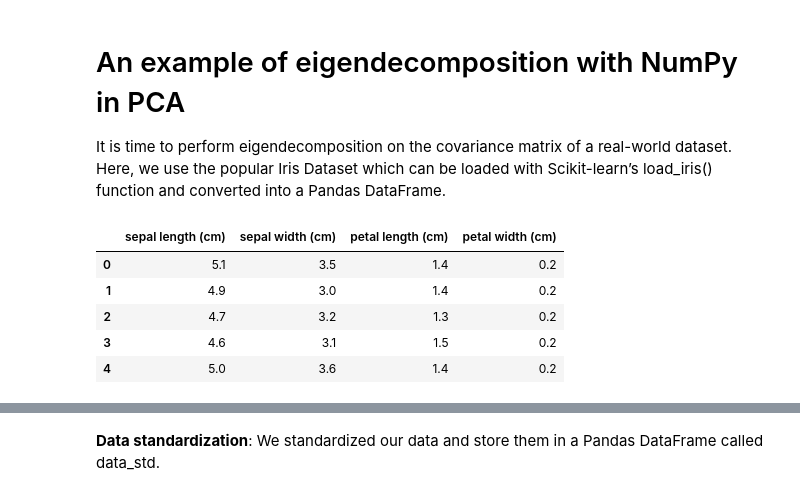
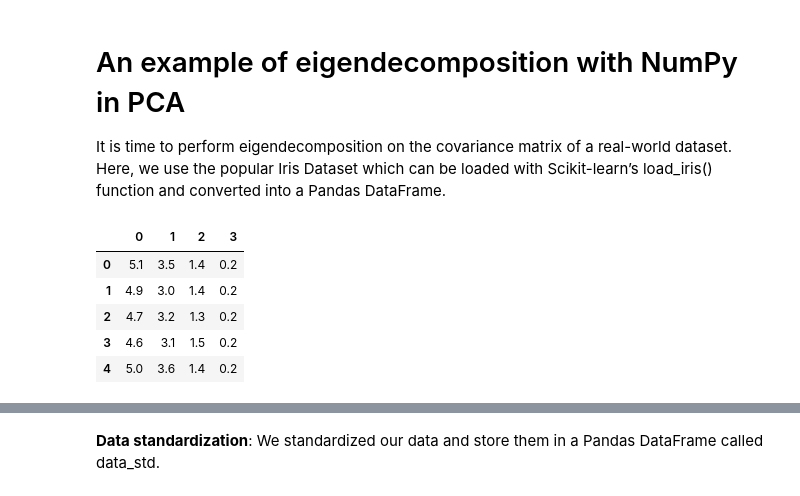
Before and after one commit to matworx/aai-url-notebooks, a Jupyter notebook: PCA.ipynb, the cells around one changed output, grey strips where cells are left out. Cells and saved outputs as stored; diff of their text form; code cells hidden in the pictures.

```diff
--- a/PCA.ipynb
+++ b/PCA.ipynb
@@ -69,12 +69,12 @@ It is time to perform eigendecomposition on the covariance matrix of a real-worl
 # %%
 from sklearn.datasets import load_iris
 import pandas as pd
 
 iris = load_iris()
-data= pd.DataFrame(iris.data, columns=iris.feature_names)
+data= pd.DataFrame(iris.data)
 data.head()
 # %% [output]
-|  | sepal length (cm) | sepal width (cm) | petal length (cm) | petal width (cm) |
+|  | 0 | 1 | 2 | 3 |
 | 0 | 5.1 | 3.5 | 1.4 | 0.2 |
 | 1 | 4.9 | 3.0 | 1.4 | 0.2 |
 | 2 | 4.7 | 3.2 | 1.3 | 0.2 |
```
Also changed, not shown: parts of 8 cells of this notebook, 5 other files.
